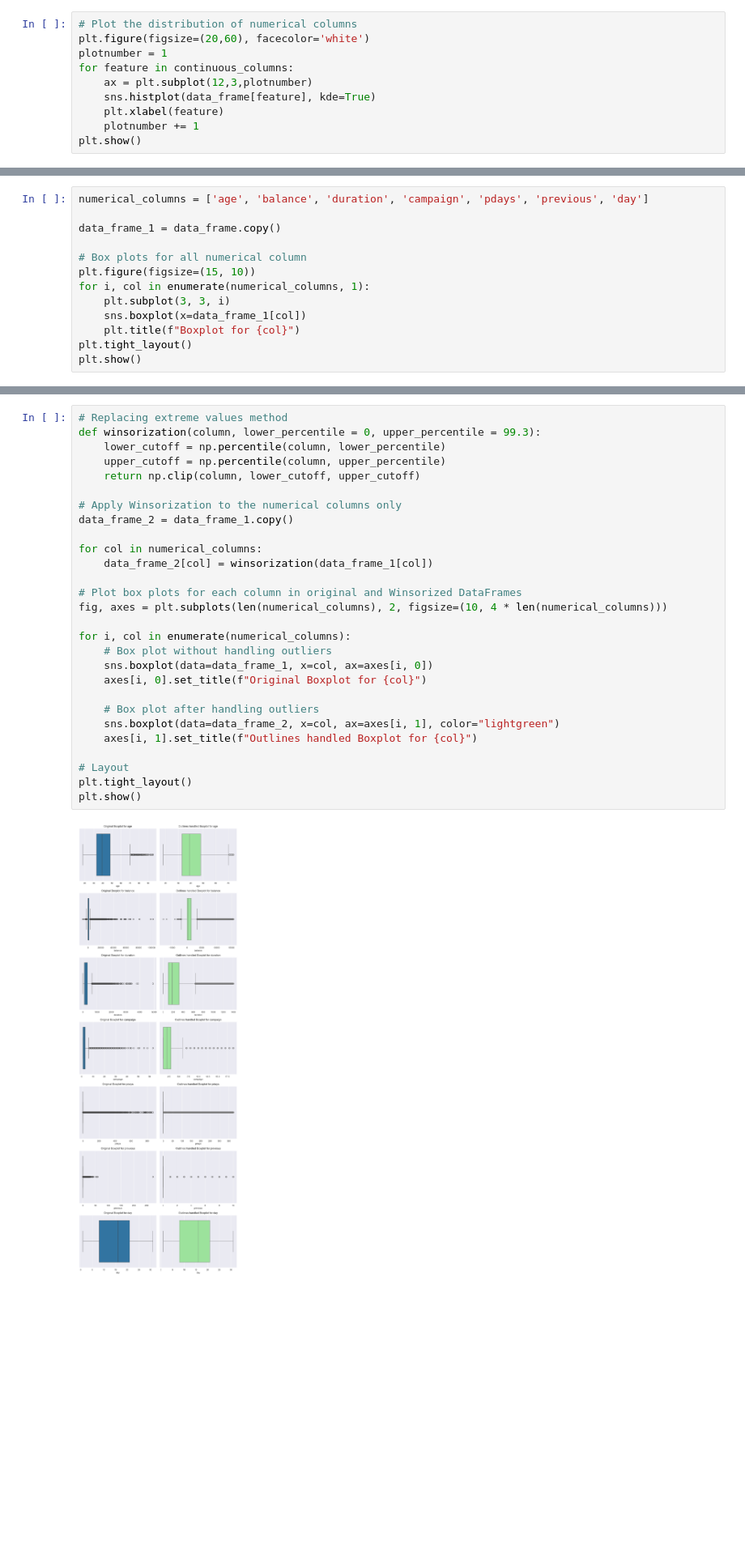
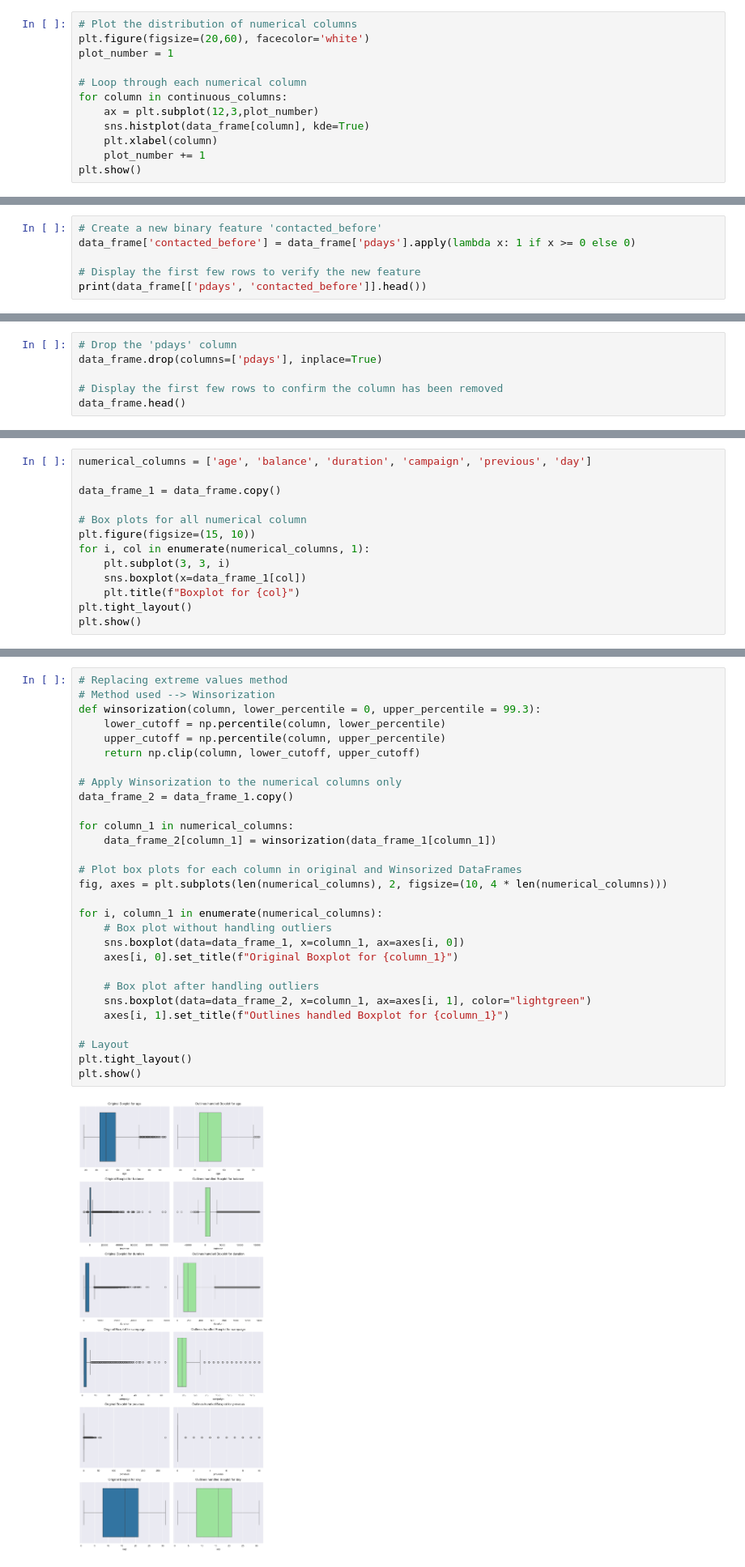
Before and after one commit to Stephan-Dabare/2330950_ML_CW, a Jupyter notebook: 2330950_ML_CW.ipynb, the cells around one changed output, grey strips where cells are left out. Shown at 81% size. Cells and saved outputs as stored; diff of their text form; blank space fills up the shorter version.

```diff
--- a/2330950_ML_CW.ipynb
+++ b/2330950_ML_CW.ipynb
@@ -266,12 +276,14 @@ previous --> 41 unique values
 # %%
 # Plot the distribution of numerical columns
 plt.figure(figsize=(20,60), facecolor='white')
-plotnumber = 1
-for feature in continuous_columns:
-    ax = plt.subplot(12,3,plotnumber)
-    sns.histplot(data_frame[feature], kde=True)
-    plt.xlabel(feature)
-    plotnumber += 1
+plot_number = 1
+
+# Loop through each numerical column
+for column in continuous_columns:
+    ax = plt.subplot(12,3,plot_number)
+    sns.histplot(data_frame[column], kde=True)
+    plt.xlabel(column)
+    plot_number += 1
 plt.show()
 # %% [output]
 [figure]
@@ -336,0 +431,6 @@ data_frame['y'].value_counts().plot.pie(autopct='%1.1f%%')
+# %%
+# Create a new binary feature 'contacted_before'
+data_frame['contacted_before'] = data_frame['pdays'].apply(lambda x: 1 if x >= 0 else 0)
+
+# Display the first few rows to verify the new feature
+print(data_frame[['pdays', 'contacted_before']].head())
@@ -336,0 +444,6 @@ data_frame['y'].value_counts().plot.pie(autopct='%1.1f%%')
+# %%
+# Drop the 'pdays' column
+data_frame.drop(columns=['pdays'], inplace=True)
+
+# Display the first few rows to confirm the column has been removed
+data_frame.head()
@@ -337,7 +457,7 @@ data_frame['y'].value_counts().plot.pie(autopct='%1.1f%%')
 # %% [markdown]
 #### 4.2. Detecting and handling outliers in numerical features
 # %%
-numerical_columns = ['age', 'balance', 'duration', 'campaign', 'pdays', 'previous', 'day']
+numerical_columns = ['age', 'balance', 'duration', 'campaign', 'previous', 'day']
 
 data_frame_1 = data_frame.copy()
 
@@ -360,34 +480,35 @@ plt.show()
 * Winsorization --> A statistical technique that reduces the impact of outliers in data by replacing extreme values with values from a selected percentile range. (2020, GeeksforGeeks)
 # %%
 # Replacing extreme values method
+# Method used --> Winsorization
 def winsorization(column, lower_percentile = 0, upper_percentile = 99.3):
     lower_cutoff = np.percentile(column, lower_percentile)
     upper_cutoff = np.percentile(column, upper_percentile)
     return np.clip(column, lower_cutoff, upper_cutoff)
 
 # Apply Winsorization to the numerical columns only
 data_frame_2 = data_frame_1.copy()
 
-for col in numerical_columns:
-    data_frame_2[col] = winsorization(data_frame_1[col])
+for column_1 in numerical_columns:
+    data_frame_2[column_1] = winsorization(data_frame_1[column_1])
 
 # Plot box plots for each column in original and Winsorized DataFrames
 fig, axes = plt.subplots(len(numerical_columns), 2, figsize=(10, 4 * len(numerical_columns)))
 
-for i, col in enumerate(numerical_columns):
+for i, column_1 in enumerate(numerical_columns):
     # Box plot without handling outliers
-    sns.boxplot(data=data_frame_1, x=col, ax=axes[i, 0])
-    axes[i, 0].set_title(f"Original Boxplot for {col}")
+    sns.boxplot(data=data_frame_1, x=column_1, ax=axes[i, 0])
+    axes[i, 0].set_title(f"Original Boxplot for {column_1}")
 
     # Box plot after handling outliers
-    sns.boxplot(data=data_frame_2, x=col, ax=axes[i, 1], color="lightgreen")
-    axes[i, 1].set_title(f"Outlines handled Boxplot for {col}")
+    sns.boxplot(data=data_frame_2, x=column_1, ax=axes[i, 1], color="lightgreen")
+    axes[i, 1].set_title(f"Outlines handled Boxplot for {column_1}")
 
 # Layout
 plt.tight_layout()
 plt.show()
 # %% [output]
-[figure, old version]
+[figure, new version]
 # %%
 data_frame_1.describe()
 # %% [output]
```
Also changed, not shown: parts of 56 cells of this notebook.
